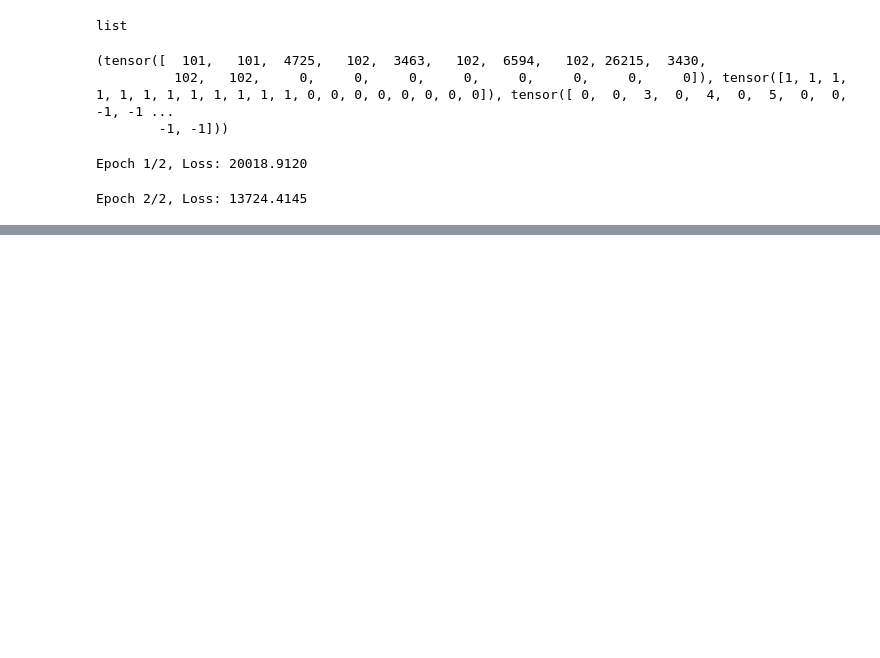
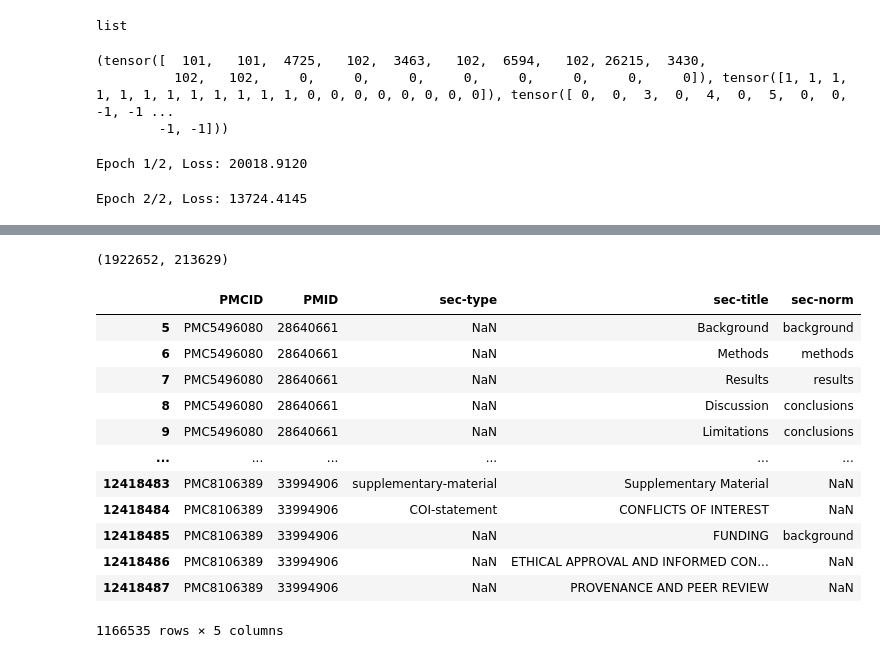
Before and after one commit to sylvey/section_normalization, a Jupyter notebook: BERT-CRF.ipynb, the cells around one changed output, grey strips where cells are left out. Drawn from its saved outputs; the diff is of its cells as text; code cells hidden in the pictures; blank space fills up the shorter version.

```diff
--- a/BERT-CRF.ipynb
+++ b/BERT-CRF.ipynb
@@ -993,0 +1031,5 @@ print(f"Test Accuracy: {accuracy_score(all_true_labels, all_pred_labels)}")
+# %%
+import pandas as pd
+
+df = pd.read_csv('Processed_Headings/normalized_section_data 2.csv')
+df.head()
@@ -993,0 +1063,33 @@ print(f"Test Accuracy: {accuracy_score(all_true_labels, all_pred_labels)}")
+# %%
+from sklearn.model_selection import train_test_split
+train_df, test_df = train_test_split(df_grouped, test_size=0.1, random_state=49, shuffle=True)
+len(train_df), len(test_df)
+# %% [output]
+(1922652, 213629)
+# %%
+test_pmc_list = [tup[0] for tup in test_df.index.tolist()]
+# %%
+# df_test = df.dropna(subset=['sec-norm'])
+df_test = df
+# %%
+df_test = df_test[df_test['PMCID'].isin(test_pmc_list)]
+df_test = df_test[(df_test['PMCID'] != 0)
+                    & (df_test['PMCID'].notna())
+                    & (df_test['PMID'] != 0)
+                    & (df_test['PMID'].notna()) ]
+df_test = df_test.drop_duplicates(subset=['PMCID', 'PMID', 'sec-title'])
+df_test
+# %% [output]
+|  | PMCID | PMID | sec-type | sec-title | sec-norm |
+| 5 | PMC5496080 | 28640661 | NaN | Background | background |
+| 6 | PMC5496080 | 28640661 | NaN | Methods | methods |
+| 7 | PMC5496080 | 28640661 | NaN | Results | results |
+| 8 | PMC5496080 | 28640661 | NaN | Discussion | conclusions |
+| 9 | PMC5496080 | 28640661 | NaN | Limitations | conclusions |
+| ... | ... | ... | ... | ... | ... |
+| 12418483 | PMC8106389 | 33994906 | supplementary-material | Supplementary Material | NaN |
+| 12418484 | PMC8106389 | 33994906 | COI-statement | CONFLICTS OF INTEREST | NaN |
+| 12418485 | PMC8106389 | 33994906 | NaN | FUNDING | background |
+| 12418486 | PMC8106389 | 33994906 | NaN | ETHICAL APPROVAL AND INFORMED CON... | NaN |
+| 12418487 | PMC8106389 | 33994906 | NaN | PROVENANCE AND PEER REVIEW | NaN |
+1166535 rows × 5 columns
```
Also changed, not shown: parts of 61 cells of this notebook, 3 other files.
